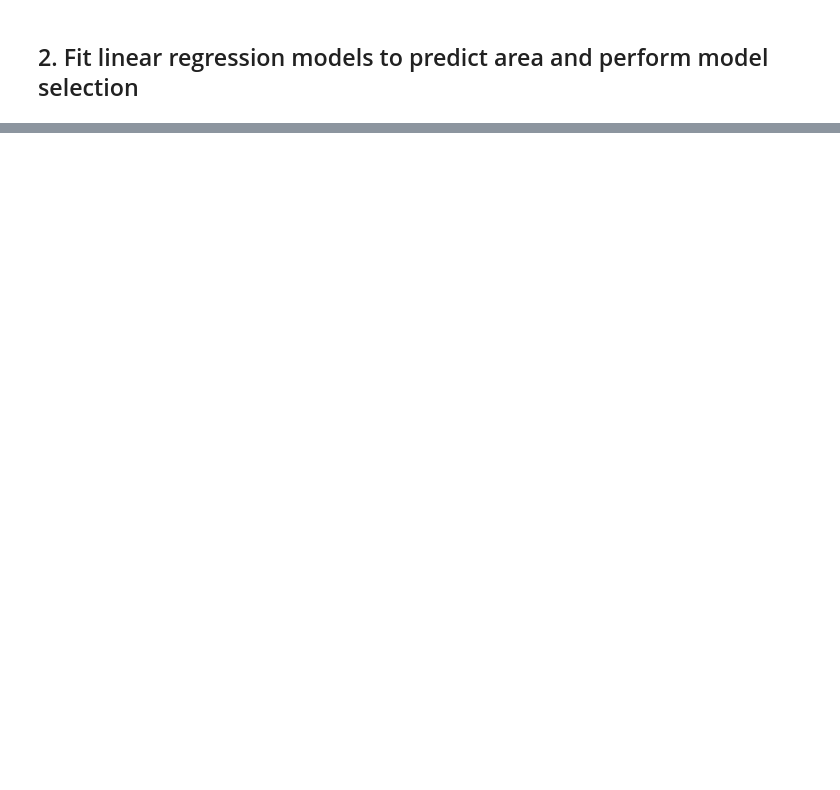
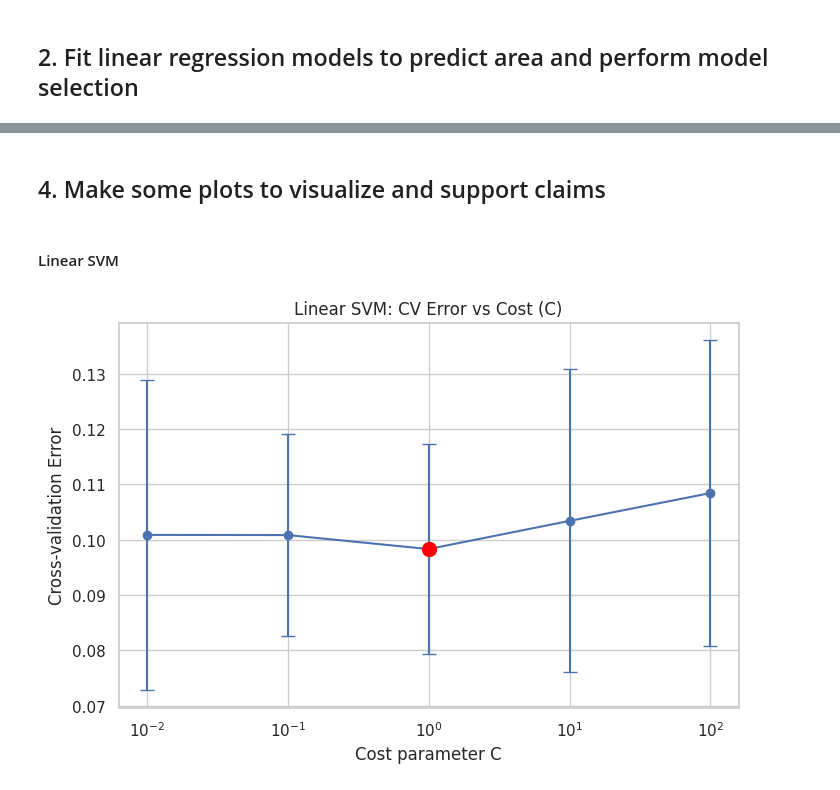
Before and after one commit to jacksonwahl/egn5215-final-project-traffic-predictor, a Jupyter notebook: HW2.ipynb, the cells around one changed output, grey strips where cells are left out. Cells and saved outputs as stored; diff of their text form; code cells hidden in the pictures; blank space fills up the shorter version.

```diff
--- a/HW2.ipynb
+++ b/HW2.ipynb
@@ -108,0 +568,6 @@ print(BM1.summary())
+# %%
+import pandas as pd
+
+df_auto = pd.read_csv("Auto.csv")
+
+df_auto.head()
@@ -108,0 +833,25 @@ print(BM1.summary())
+# %% [markdown]
+## 4. Make some plots to visualize and support claims
+# %% [markdown]
+#### Linear SVM
+# %%
+import matplotlib.pyplot as plt
+import seaborn as sns
+
+sns.set(style="whitegrid")
+
+
+plt.figure(figsize=(8,5))
+plt.errorbar(cv_results_df['C'], cv_results_df['CV_Error'],
+             yerr=cv_results_df['Std'], fmt='o-', capsize=5)
+
+best_linear = cv_results_df.loc[cv_results_df['CV_Error'].idxmin()]
+plt.scatter(best_linear['C'], best_linear['CV_Error'], color='red', s=100, zorder=5, label='Best C')
+
+plt.xscale('log')
+plt.xlabel('Cost parameter C')
+plt.ylabel('Cross-validation Error')
+plt.title('Linear SVM: CV Error vs Cost (C)')
+plt.show()
+# %% [output]
+[figure, added]
```
Also changed, not shown: parts of 77 cells of this notebook.
